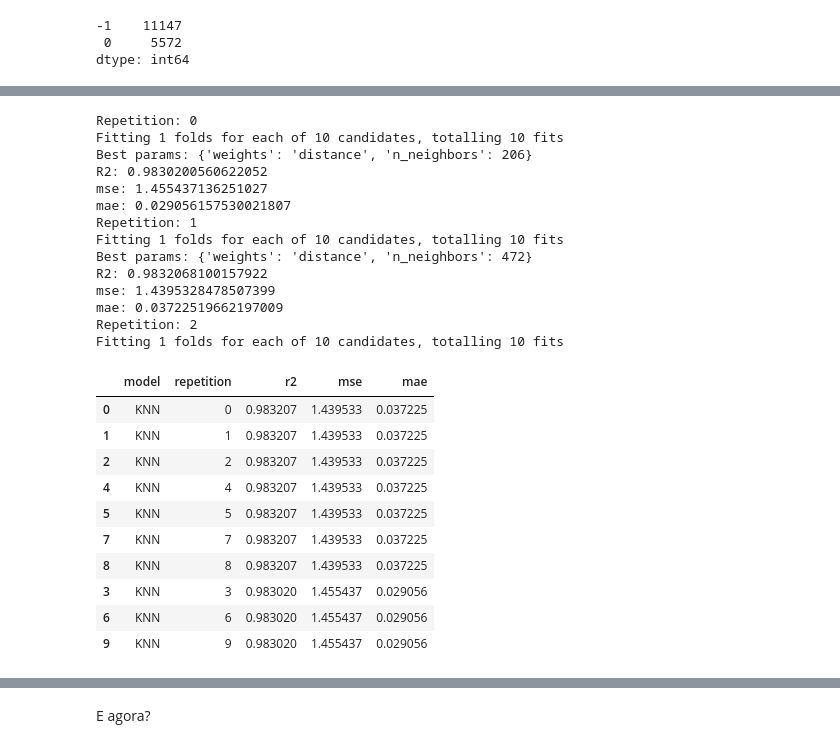
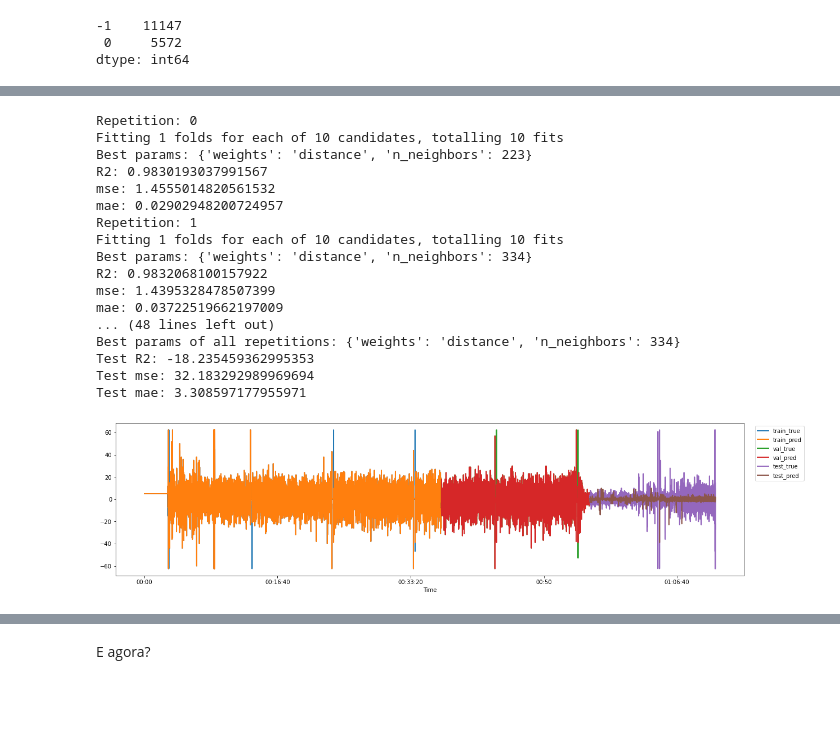
Before and after one commit to Dienert/anesthesia_serie, a Jupyter notebook: notebooks/ML.ipynb, the cells around one changed output, grey strips where cells are left out. Drawn from its saved outputs; the diff is of its cells as text; code cells hidden in the pictures; blank space fills up the shorter version.

```diff
--- a/notebooks/ML.ipynb
+++ b/notebooks/ML.ipynb
@@ -478,0 +489,29 @@ results = {}
+# %%
+# Create a list where train data indices are -1 and validation data indices are 0 (2/3 = train and 1/3 = validation)
+split_index = [-1 if index <= len(X)*2/3 else 0 for index in range(len(X))]
+
+# Use the list to create PredefinedSplit
+pds = PredefinedSplit(test_fold = split_index)
+
+for train_index, val_index in pds.split(X):
+    X_train, X_val = X.iloc[train_index], X.iloc[val_index]
+    y_train, y_val = y.iloc[train_index], y.iloc[val_index]
+# %%
+def print_results_original_series(best_model, X_train, y_train, X_val, y_val, X_test, y_test):
+    X_test = X_test.fillna(method='bfill').fillna(method='ffill')
+    y_test = y_test.fillna(method='bfill').fillna(method='ffill')
+
+    ax = None
+    ax = y_train.rename(columns={'EEG': "train_true"}).plot(ax=ax, linewidth=linewidth)
+    ax = pd.Series(best_model.predict(X_train).flatten(), index=y_train.index, name="train_pred").plot(ax=ax, linewidth=linewidth)
+    ax = y_val.rename(columns={'EEG': "val_true"}).plot(ax=ax, linewidth=linewidth)
+    ax = pd.Series(best_model.predict(X_val).flatten(), index=y_val.index, name="val_pred").plot(ax=ax, linewidth=linewidth)
+    ax = y_test.rename(columns={'EEG': "test_true"}).plot(ax=ax, linewidth=linewidth)
+    ax = pd.Series(best_model.predict(X_test).flatten(), index=y_test.index, name="test_pred").plot(ax=ax, linewidth=linewidth)
+    plt.legend(bbox_to_anchor=(1.1, 1), loc="upper right")
+    r2  = r2_score(best_model.predict(X_test), y_test)
+    mse = mean_squared_error(best_model.predict(X_test), y_test)
+    mae = mean_absolute_error(best_model.predict(X_test), y_test)
+    print(f"Test R2: {r2}")
+    print(f"Test mse: {mse}")
+    print(f"Test mae: {mae}")
@@ -538,31 +580,27 @@ def train(model, X, y, model_name=None, repetitions=10):
+# %%
+distributions = {'n_neighbors':  [int(x) for x in np.linspace(start = 1, stop = 1000, num = 10)],
+                 'weights': ['uniform', 'distance']}
+# %%
+from sklearn.neighbors import KNeighborsRegressor
+model = KNeighborsRegressor()
 # %%
-res, resultados = train(model, X, y, 'KNN')
+res, resultados = train_validate_model(model, X, y, X_test, y_test, 'KNN', distributions)
 # %% [output]
 Repetition: 0
 Fitting 1 folds for each of 10 candidates, totalling 10 fits
-Best params: {'weights': 'distance', 'n_neighbors': 206}
-R2: 0.9830200560622052
-mse: 1.455437136251027
-mae: 0.029056157530021807
+Best params: {'weights': 'distance', 'n_neighbors': 223}
+R2: 0.9830193037991567
+mse: 1.4555014820561532
+mae: 0.02902948200724957
 Repetition: 1
 Fitting 1 folds for each of 10 candidates, totalling 10 fits
-Best params: {'weights': 'distance', 'n_neighbors': 472}
+Best params: {'weights': 'distance', 'n_neighbors': 334}
 R2: 0.9832068100157922
 mse: 1.4395328478507399
 mae: 0.03722519662197009
-Repetition: 2
-Fitting 1 folds for each of 10 candidates, totalling 10 fits
+... (48 lines left out)
+Best params of all repetitions: {'weights': 'distance', 'n_neighbors': 334}
+Test R2: -18.235459362995353
+Test mse: 32.183292989969694
+Test mae: 3.308597177955971
+[figure, added]
-# %%
-resultados.sort_values('r2', ascending=False)
-# %% [output]
-|  | model | repetition | r2 | mse | mae |
-| 0 | KNN | 0 | 0.983207 | 1.439533 | 0.037225 |
-| 1 | KNN | 1 | 0.983207 | 1.439533 | 0.037225 |
-| 2 | KNN | 2 | 0.983207 | 1.439533 | 0.037225 |
-| 4 | KNN | 4 | 0.983207 | 1.439533 | 0.037225 |
-| 5 | KNN | 5 | 0.983207 | 1.439533 | 0.037225 |
-| 7 | KNN | 7 | 0.983207 | 1.439533 | 0.037225 |
-| 8 | KNN | 8 | 0.983207 | 1.439533 | 0.037225 |
-| 3 | KNN | 3 | 0.983020 | 1.455437 | 0.029056 |
-| 6 | KNN | 6 | 0.983020 | 1.455437 | 0.029056 |
-| 9 | KNN | 9 | 0.983020 | 1.455437 | 0.029056 |
```
Also changed, not shown: parts of 26 cells of this notebook.
